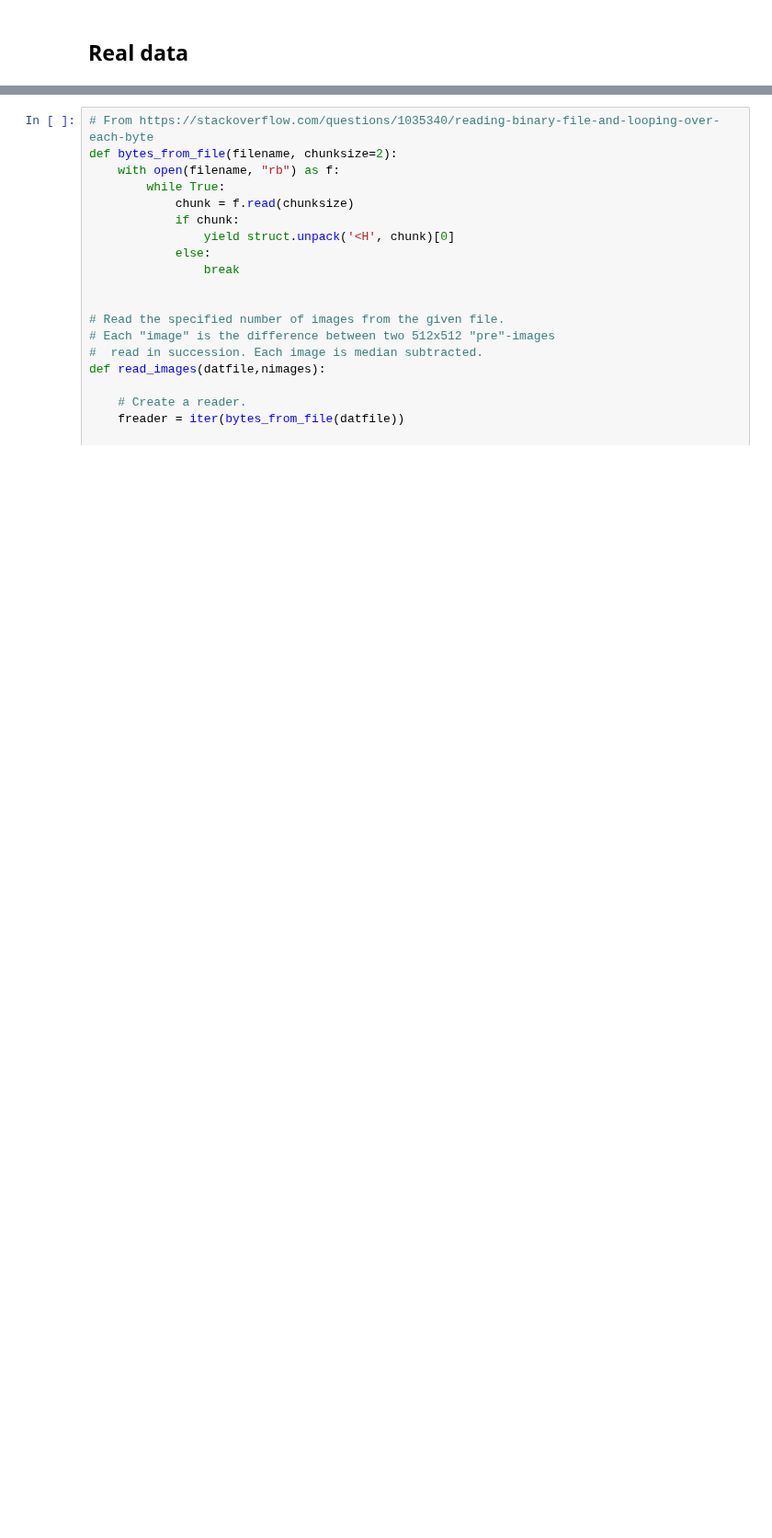
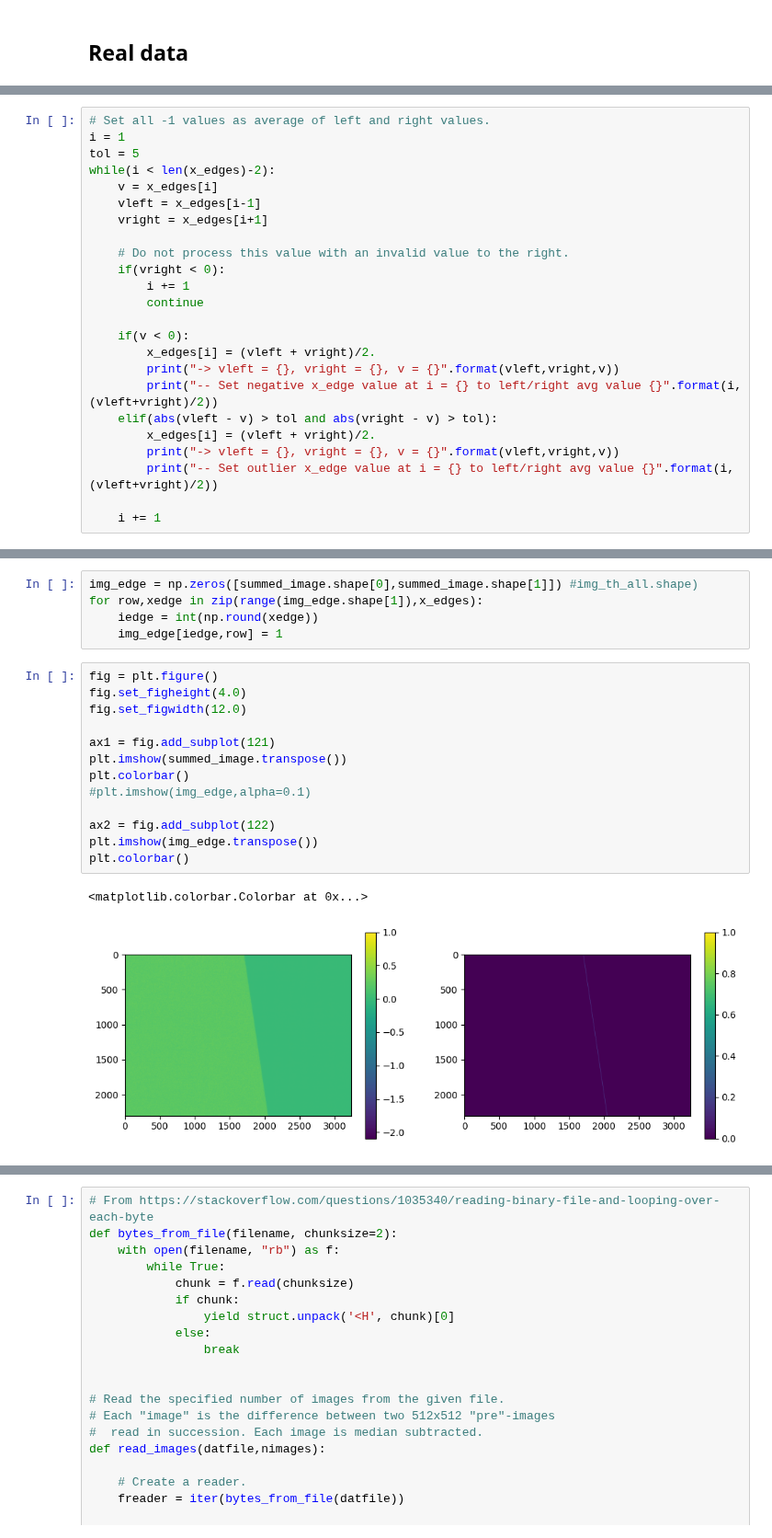
Before and after one commit to jerenner/emsim, a Jupyter notebook: notebooks/emsim_dataproc.ipynb, the cells around one changed output, grey strips where cells are left out. Shown at 92% size. Drawn from its saved outputs; the diff is of its cells as text; blank space fills up the shorter version.

```diff
--- a/notebooks/emsim_dataproc.ipynb
+++ b/notebooks/emsim_dataproc.ipynb
@@ -24,0 +187,24 @@ from torch.autograd import Variable
+# %%
+# Set all -1 values as average of left and right values.
+i = 1
+tol = 5
+while(i < len(x_edges)-2):
+    v = x_edges[i]
+    vleft = x_edges[i-1]
+    vright = x_edges[i+1]
+
+    # Do not process this value with an invalid value to the right.
+    if(vright < 0):
+        i += 1
+        continue
+
+    if(v < 0):
+        x_edges[i] = (vleft + vright)/2.
+        print("-> vleft = {}, vright = {}, v = {}".format(vleft,vright,v))
+        print("-- Set negative x_edge value at i = {} to left/right avg value {}".format(i,(vleft+vright)/2))
+    elif(abs(vleft - v) > tol and abs(vright - v) > tol):
+        x_edges[i] = (vleft + vright)/2.
+        print("-> vleft = {}, vright = {}, v = {}".format(vleft,vright,v))
+        print("-- Set outlier x_edge value at i = {} to left/right avg value {}".format(i,(vleft+vright)/2))
+
+    i += 1
@@ -24,0 +228,21 @@ from torch.autograd import Variable
+# %%
+img_edge = np.zeros([summed_image.shape[0],summed_image.shape[1]]) #img_th_all.shape)
+for row,xedge in zip(range(img_edge.shape[1]),x_edges):
+    iedge = int(np.round(xedge))
+    img_edge[iedge,row] = 1
+# %%
+fig = plt.figure()
+fig.set_figheight(4.0)
+fig.set_figwidth(12.0)
+
+ax1 = fig.add_subplot(121)
+plt.imshow(summed_image.transpose())
+plt.colorbar()
+#plt.imshow(img_edge,alpha=0.1)
+
+ax2 = fig.add_subplot(122)
+plt.imshow(img_edge.transpose())
+plt.colorbar()
+# %% [output]
+<matplotlib.colorbar.Colorbar at 0x...>
+[figure, added]
```
Also changed, not shown: parts of 35 cells of this notebook, 1 other file.
